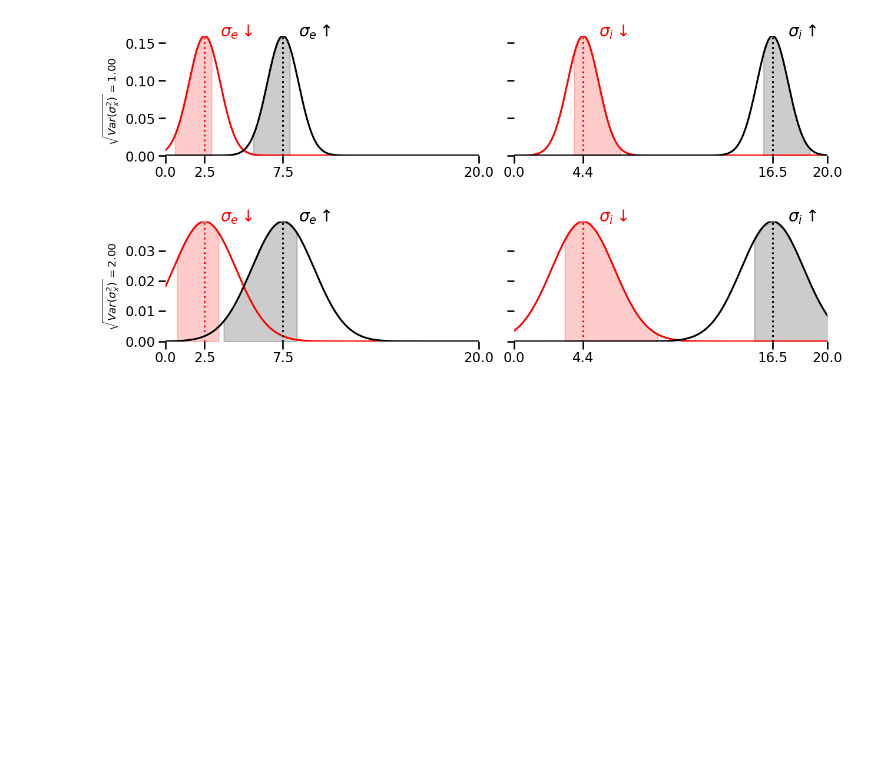
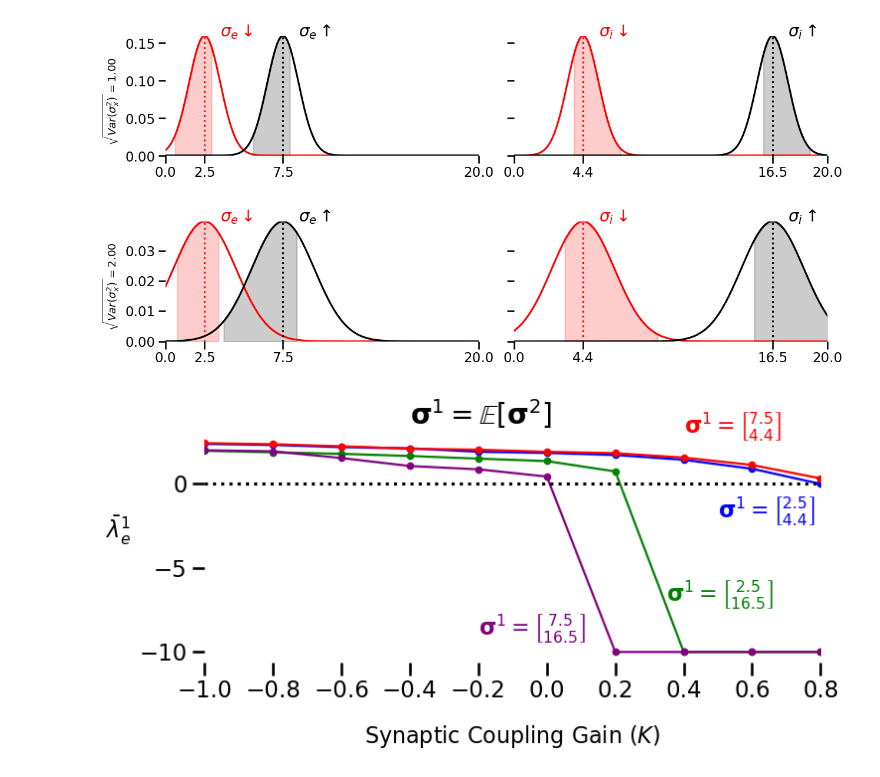
Before and after one commit to Kalana304/MAScResearch, a Jupyter notebook: network_modeling/two_node_system/figGeneration/lyapunov_analysis_system03.ipynb, the cells around one changed output. Saved outputs shown, nothing was run; the diff lists cells and outputs as text; code cells hidden in the pictures; blank space fills up the shorter version.

```diff
--- a/network_modeling/two_node_system/figGeneration/lyapunov_analysis_system03.ipynb
+++ b/network_modeling/two_node_system/figGeneration/lyapunov_analysis_system03.ipynb
@@ -45,7 +45,7 @@ iE = 0.25 / params['gamma'] - params['i_e2']
 
 iPert = np.array([0, 0.15, 0.25, 0.35, 0.5]) / params['gamma']
 kMin = -1; kMax = 1; kSteps = 10
-kVals = kMin + np.arange(0, kSteps) / kSteps * (kMax - kMin)
+kVals = kMin + np.arange(0, kSteps + 1) / kSteps * (kMax - kMin)
 
 seVals = np.array([2.5, 7.5, 13.5]); seSteps = len(seVals)
 siVals = np.array([4.4, 13.5, 16.5]); siSteps = len(siVals)
@@ -169,26 +174,32 @@ lyap_results[lyap_results == -np.inf] = minValue
 # %%
 colors= plt.get_cmap('jet')
 colorIter = iter(colors(np.linspace(0.3, 1, 4)))
 
 plt.figure(figsize=(8, 3))
 
-plt.plot(kVals[:-1], Lyap[:-1, 0], '.-', color = 'b', linewidth=1.5)
-plt.fill_between(kVals[:-1], )
-plt.text(-0.55, -2.2, r'$\genfrac{[}{]}{0}{1}{\sigma_e}{\sigma_i} =  \genfrac{[}{]}{0}{1}{2.5}{3.97}$', color = 'b',  fontsize=16)
+plt.plot(kVals[:-1], Lyap[:, 0], '.-', color = 'b', linewidth=1.5)
+plt.fill_between(kVals[:-1], Lyap[:, 0] - LyapVar[:, 0], Lyap[:, 0] + LyapVar[:, 0], color="b", alpha=0.2)
+plt.text(0.5, -2., r'$\mathbf{\sigma}^1 = \genfrac{[}{]}{0}{1}{2.5}{4.4}$', color = 'b',  fontsize=16)
 
-plt.plot(kVals, Lyap[:, 1], '.-', color = 'g', linewidth=1.5)
-plt.text(-0.65, -8, r'$\genfrac{[}{]}{0}{1}{\sigma_e}{\sigma_i} =  \genfrac{[}{]}{0}{1}{2.5}{16.5}$', color = 'g',  fontsize=16)
+plt.plot(kVals[:-1], Lyap[:, 1], '.-', color = 'g', linewidth=1.5)
+plt.fill_between(kVals[:-1], Lyap[:, 1] - LyapVar[:, 1], Lyap[:, 1] + LyapVar[:, 1], color="g", alpha=0.2)
+plt.text(0.35, -7, r'$\mathbf{\sigma}^1 = \genfrac{[}{]}{0}{1}{2.5}{16.5}$', color = 'g',  fontsize=16)
 
-plt.plot(kVals, Lyap[:, 2], '.-', color = 'r', linewidth=1.5)
-plt.text(-0.4, 3, r'$\genfrac{[}{]}{0}{1}{\sigma_e}{\sigma_i} =  \genfrac{[}{]}{0}{1}{9.87}{3.97}$', color = 'r',  fontsize=16)
+plt.plot(kVals[:-1], Lyap[:, 2], '.-', color = 'r', linewidth=1.5)
+plt.fill_between(kVals[:-1], Lyap[:, 2] - LyapVar[:, 2], Lyap[:, 2] + LyapVar[:, 2], color="r", alpha=0.2)
+plt.text(0.4, 3, r'$\mathbf{\sigma}^1 = \genfrac{[}{]}{0}{1}{7.5}{4.4}$', color = 'r',  fontsize=16)
 
-plt.plot(kVals, Lyap[:, 3], '.-', color = 'purple', linewidth=1.5)
-plt.text(0.12, -10, r'$\genfrac{[}{]}{0}{1}{\sigma_e}{\sigma_i} = \genfrac{[}{]}{0}{1}{9.87}{16.5}$', color = 'purple',  fontsize=16)
+plt.plot(kVals[:-1], Lyap[:, 3], '.-', color = 'purple', linewidth=1.5)
+plt.fill_between(kVals[:-1], Lyap[:, 3] - LyapVar[:, 3], Lyap[:, 3] + LyapVar[:, 3], color="purple", alpha=0.2)
+plt.text(-0.2, -9, r'$\mathbf{\sigma}^1 = \genfrac{[}{]}{0}{1}{7.5}{16.5}$', color = 'purple',  fontsize=16)
 
+plt.text(-0.4, 3.5, r"$\mathbf{\sigma}^1 = \mathbb{E}[\mathbf{\sigma}^2]$", fontsize=20)
 plt.axhline(y=0, color = 'k', linestyle=':')
 plt.ylabel(r"$\bar{\lambda}^1_e$", fontsize=16, rotation=0, labelpad=15)
 plt.xlabel(r"Synaptic Coupling Gain $(K)$", fontsize=16, labelpad=15)
-plt.xlim(kMin, max(kVals))
+plt.xlim(kMin, max(kVals[:-1]))
 for pos in ["right", "left", "top", "bottom"]:
     plt.gca().spines[pos].set_visible(False)
-plt.savefig(os.path.join(figureroot, f"Imod_{iE:.3f}mV_K.png"), dpi=300, bbox_inches='tight')
+plt.savefig(os.path.join(figureroot, f"Imod_{iE:.3f}mV_sigVar_{sigVar[varInd]:.2f}_K.png"), dpi=300, bbox_inches='tight')
+# %% [output]
+[figure, added]
```
Also changed, not shown: parts of 4 cells of this notebook.
